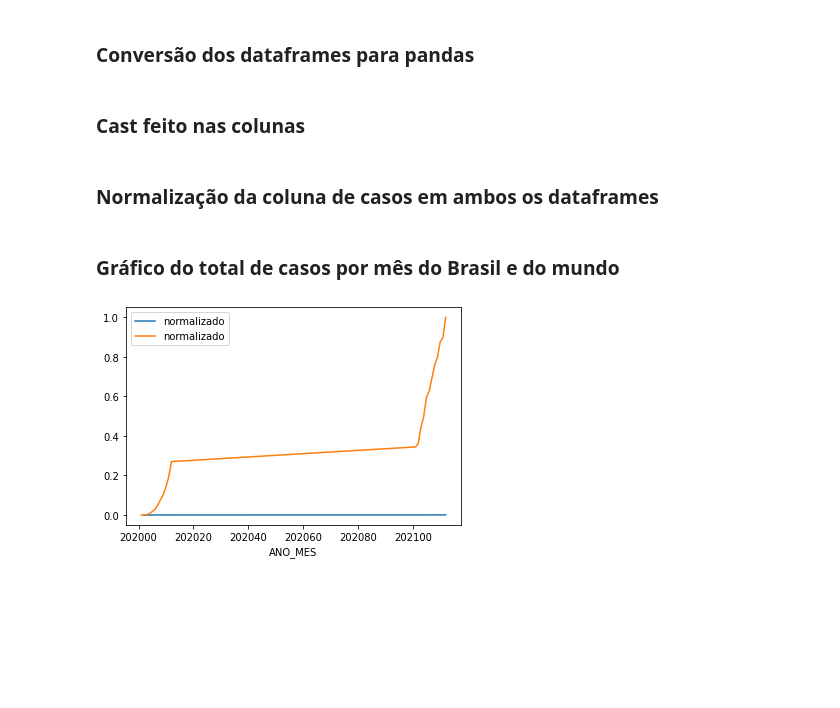
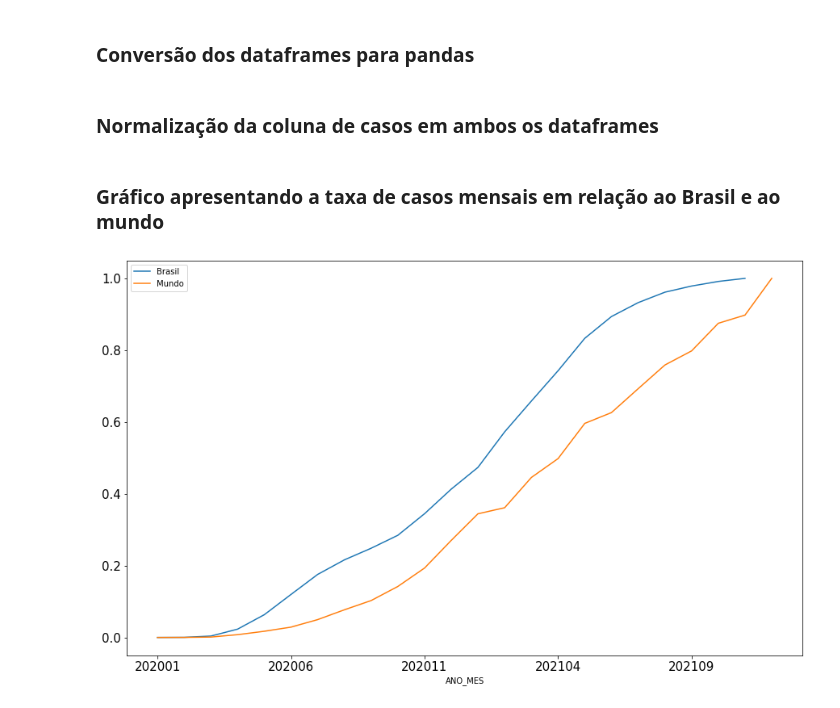
Before and after one commit to cgmoraes/Covid_Brasil, a Jupyter notebook: Projeto.ipynb, the cells around one changed output. Cells and saved outputs as stored; diff of their text form; code cells hidden in the pictures; blank space fills up the shorter version.

Commit message:
Atualização do gráfico

```diff
--- a/Projeto.ipynb
+++ b/Projeto.ipynb
@@ -149,28 +140,21 @@ only showing top 20 rows
 # %%
 casos_br = casos_br.toPandas()
 casos_mundo = casos_mundo.toPandas()
-# %% [markdown]
-### Cast feito nas colunas
-# %%
-casos_br['total_cases'] = casos_br['total_cases'].astype('float64')
-casos_br['ANO_MES'] = casos_br['ANO_MES'].astype('int64')
-
-casos_mundo['total_cases'] = casos_mundo['total_cases'].astype('float64')
-casos_mundo['ANO_MES'] = casos_mundo['ANO_MES'].astype('int64')
 # %% [markdown]
 ### Normalização da coluna de casos em ambos os dataframes
 # %%
-normalizado_br = (casos_br['total_cases']-casos_br['total_cases'].min())/(casos_mundo['total_cases'].max()-casos_mundo['total_cases'].min())
+normalizado_br = (casos_br['total_cases']-casos_br['total_cases'].min())/(casos_br['total_cases'].max()-casos_br['total_cases'].min())
 casos_br['normalizado'] = normalizado_br
 
 normalizado_mundo = (casos_mundo['total_cases']-casos_mundo['total_cases'].min())/(casos_mundo['total_cases'].max()-casos_mundo['total_cases'].min())
 casos_mundo['normalizado'] = normalizado_mundo
 # %% [markdown]
-### Gráfico do total de casos por mês do Brasil e do mundo
+### Gráfico apresentando a taxa de casos mensais em relação ao Brasil e ao mundo
 # %%
-ax = casos_br.plot(x='ANO_MES', y='normalizado')
-casos_mundo.plot(ax=ax, x='ANO_MES', y='normalizado')
+ax = casos_br.plot(x='ANO_MES', y='normalizado', label='Brasil')
+casos_mundo.plot(ax=ax, x='ANO_MES', y='normalizado', label='Mundo',
+                 figsize=(15,9), fontsize = 15)
 
 plt.show()
 # %% [output]
-[figure, old version]
+[figure, new version]
```
Also changed, not shown: parts of 2 cells of this notebook.
